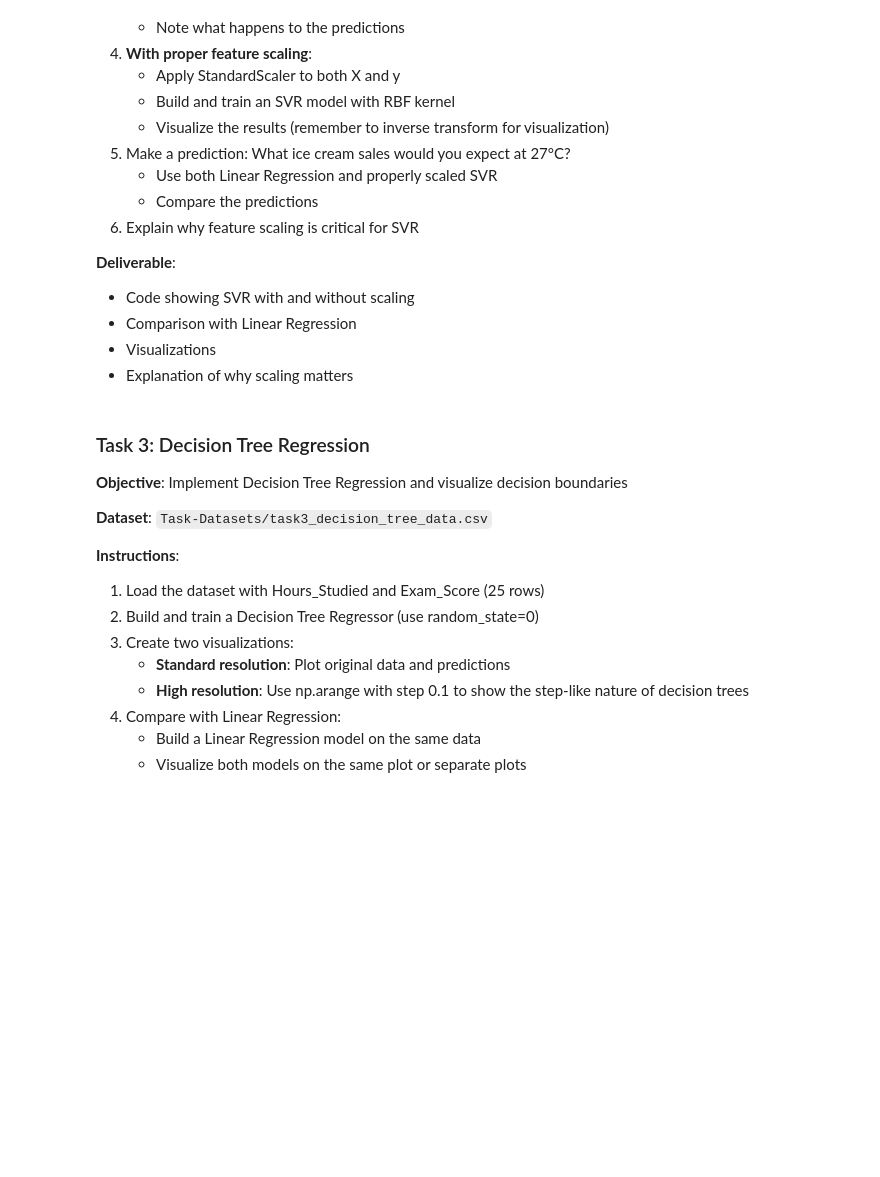
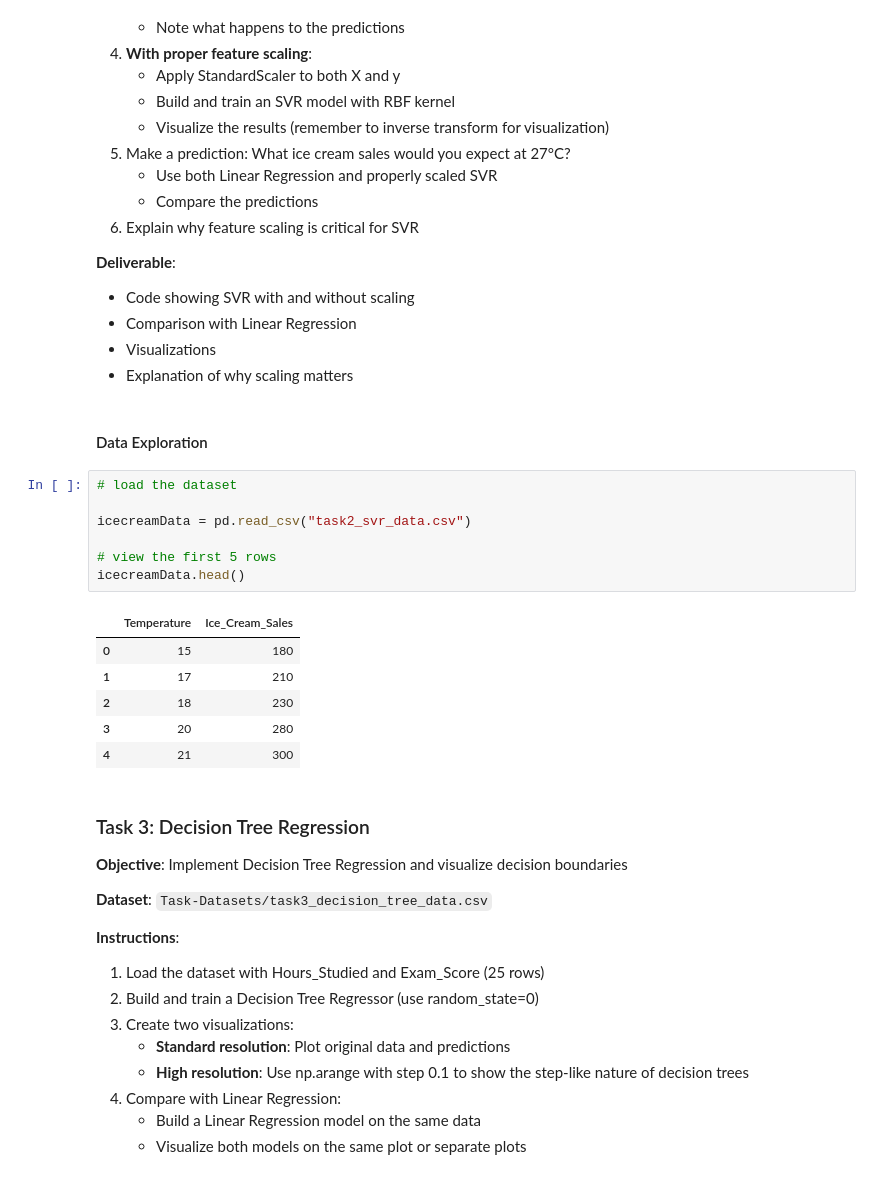
Before and after one commit to Ezerioha-ifeanyi/Week-15-Take-Home, a Jupyter notebook: Take Home.ipynb, the cells around one changed output. Cells and saved outputs as stored; diff of their text form; blank space fills up the shorter version.

Commit message:
loaded and previewed the SVR data

```diff
--- a/Take Home.ipynb
+++ b/Take Home.ipynb
@@ -240,6 +240,22 @@ The salary prediction for someone with 8.5 years of experence is: $101.10 thousa
 - Comparison with Linear Regression
 - Visualizations
 - Explanation of why scaling matters
+# %% [markdown]
+#### Data Exploration
+# %%
+# load the dataset
+
+icecreamData = pd.read_csv("task2_svr_data.csv")
+
+# view the first 5 rows
+icecreamData.head()
+# %% [output]
+|  | Temperature | Ice_Cream_Sales |
+| 0 | 15 | 180 |
+| 1 | 17 | 210 |
+| 2 | 18 | 230 |
+| 3 | 20 | 280 |
+| 4 | 21 | 300 |
 # %% [markdown]
 ### Task 3: Decision Tree Regression
 **Objective**: Implement Decision Tree Regression and visualize decision boundaries
```
